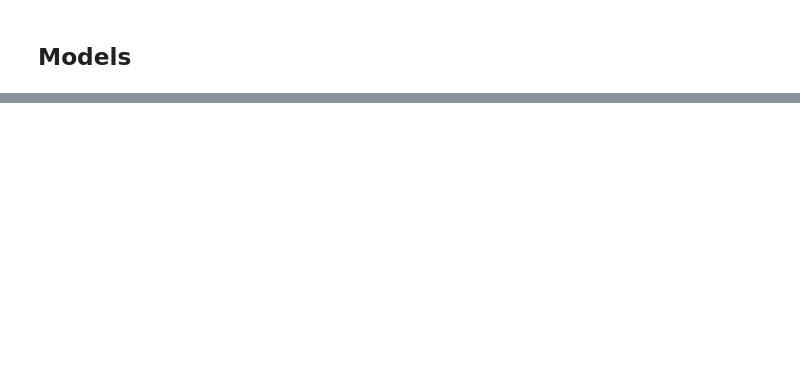
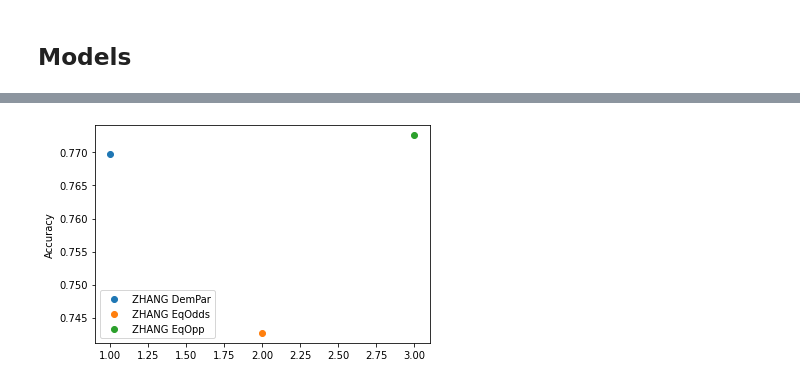
Before and after one commit to limafernando/falsb, a Jupyter notebook: zhang.ipynb, the cells around one changed output, grey strips where cells are left out. Saved outputs shown, nothing was run; the diff lists cells and outputs as text; code cells hidden in the pictures; blank space fills up the shorter version.

```diff
--- a/zhang.ipynb
+++ b/zhang.ipynb
@@ -16,7 +16,7 @@ import matplotlib.pyplot as plt
 ## Preliminaries
 # %%
 batch_size = 64
-epochs = 1000
+epochs = 10
 learning_rate = 0.001
 opt = Adam(learning_rate=learning_rate)
 # %% [markdown]
@@ -268,0 +477,25 @@ sorted_unfair_deopps4di, sorted_unfair_accs_eopps4di = zip(*laftr4di)
+# %%
+#x=[1,2,3]
+#y = [tf.math.reduce_mean(ret4dp[0]),tf.math.reduce_mean(ret4eqodds[0]),tf.math.reduce_mean(ret4eqodds[0])]
+y=[2,4,6]
+#plt.scatter()
+plt.ylabel('Accuracy')
+
+'''# plotting the line 1 points
+plt.plot(fair_coeff_list, laftr_accs, label = "laftr")
+# line 2 points'''
+
+# plotting the line 2 points
+#plt.scatter(x, y)
+
+plt.scatter(1, ret4dp[0], label = "ZHANG DemPar")
+
+plt.scatter(2, ret4eqodds[0], label = "ZHANG EqOdds")
+
+plt.scatter(3, ret4eqoopp[0], label = "ZHANG EqOpp")
+
+#plt.xlabel('Fair coefficient')
+plt.legend()
+plt.show()
+# %% [output]
+[figure, added]
```
Also changed, not shown: parts of 28 cells of this notebook, 1 other file.
